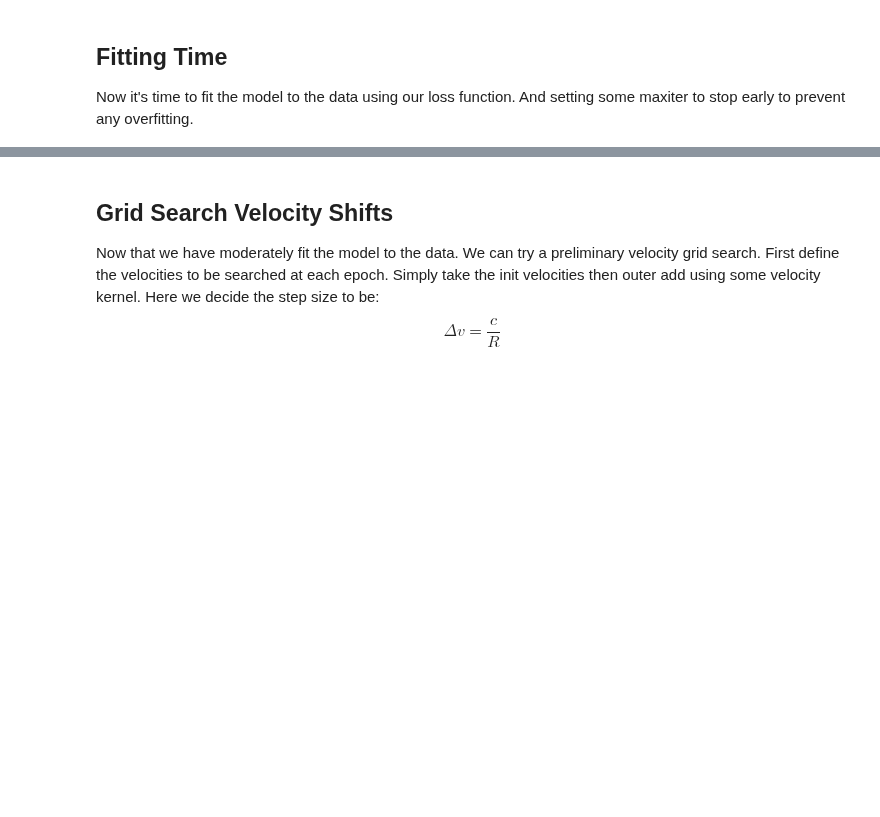
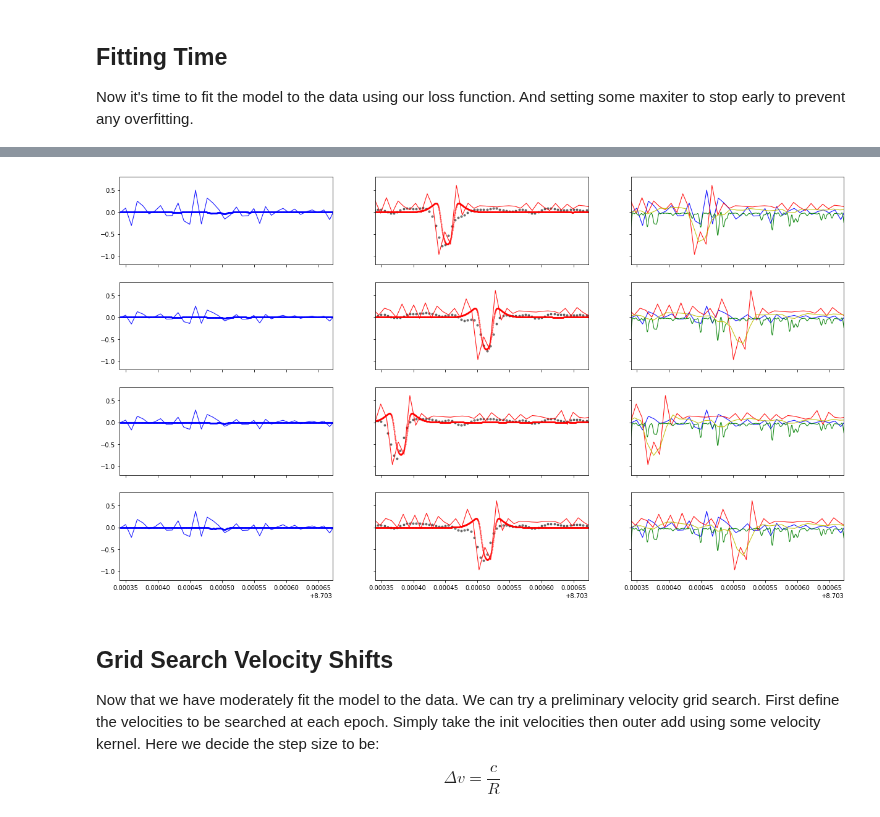
Before and after one commit to mdd423/wobble_jax, a Jupyter notebook: notebooks/04-convolvecomposite.ipynb, the cells around one changed output, grey strips where cells are left out. Saved outputs shown, nothing was run; the diff lists cells and outputs as text; code cells hidden in the pictures; blank space fills up the shorter version.

```diff
--- a/notebooks/04-convolvecomposite.ipynb
+++ b/notebooks/04-convolvecomposite.ipynb
@@ -228,3 +267,31 @@ plt.show()
+# %%
+sigma = 80
+xpmin = np.log(6023)
+xpmax = np.log(6025)
+plt_unit = u.Angstrom
+plt_epoch = 4
+fig, axes = plt.subplots(plt_epoch,3,figsize=(21,3 *plt_epoch),sharex=True,sharey=True)
+for i in range(plt_epoch):
+
+    data.plot_tellurics(axes[i,0],i,xy='xy',units=plt_unit)
+    axes[i,0].plot(tellurics_model[0].xs,tellurics_model[0].p*tellurics_model[1].p[i],'b',linestyle='solid',linewidth=1.1,zorder=2,alpha=0.9,ms=6)
+
+#     data.plot_gas(axes[i],i,xy='xy',units=plt_unit)
+    data.plot_star(axes[i,1],i,xy='xy',units=plt_unit,normalize=normalize,nargs=[sigma])
+    axes[i,1].errorbar(wob_data.xs[i,:],wob_data.ys[i,:],wob_data.yerr[i,:],fmt='.k',elinewidth=0.7,zorder=1,alpha=0.5,ms=6)
+    axes[i,1].plot(stellar_model[1].xs-stellar_model[0].p[i],stellar_model[1].p,'r',linestyle='solid',linewidth=1.1,zorder=2,alpha=0.9,ms=6)
+
+    axes[i,2].plot(tellurics_model[0].xs,tellurics_model[0].p*tellurics_model[1].p[i],'b',linestyle='solid',linewidth=1.1,zorder=2,alpha=0.9,ms=6)
+    axes[i,2].plot(stellar_model[1].xs-stellar_model[0].p[i],stellar_model[1].p,'r',linestyle='solid',linewidth=1.1,zorder=2,alpha=0.9,ms=6)
+    axes[i,2].plot(gascell_model.xs,gascell_model.p,'g',linestyle='solid',linewidth=1.1,zorder=2,alpha=0.9,ms=6)
+    axes[i,2].plot(resample_model.xs,resample_model(total_model.get_parameters(),resample_model.xs,i),'y',linestyle='solid',linewidth=1.1,zorder=2,alpha=0.9,ms=6)
+
+
+    axes[i,0].set_xlim(xpmin,xpmax)
+    axes[i,0].set_ylim(-1.2,0.8)
+plt.show()
+# %% [output]
+[figure, added]
 # %% [markdown]
 <h2>Grid Search Velocity Shifts</h2>
 Now that we have moderately fit the model to the data. We can try a preliminary velocity grid search. First define the velocities to be searched at each epoch. Simply take the init velocities then outer add using some velocity kernel. Here we decide the step size to be: <br>
```
Also changed, not shown: parts of 31 cells of this notebook, 1 other file.
